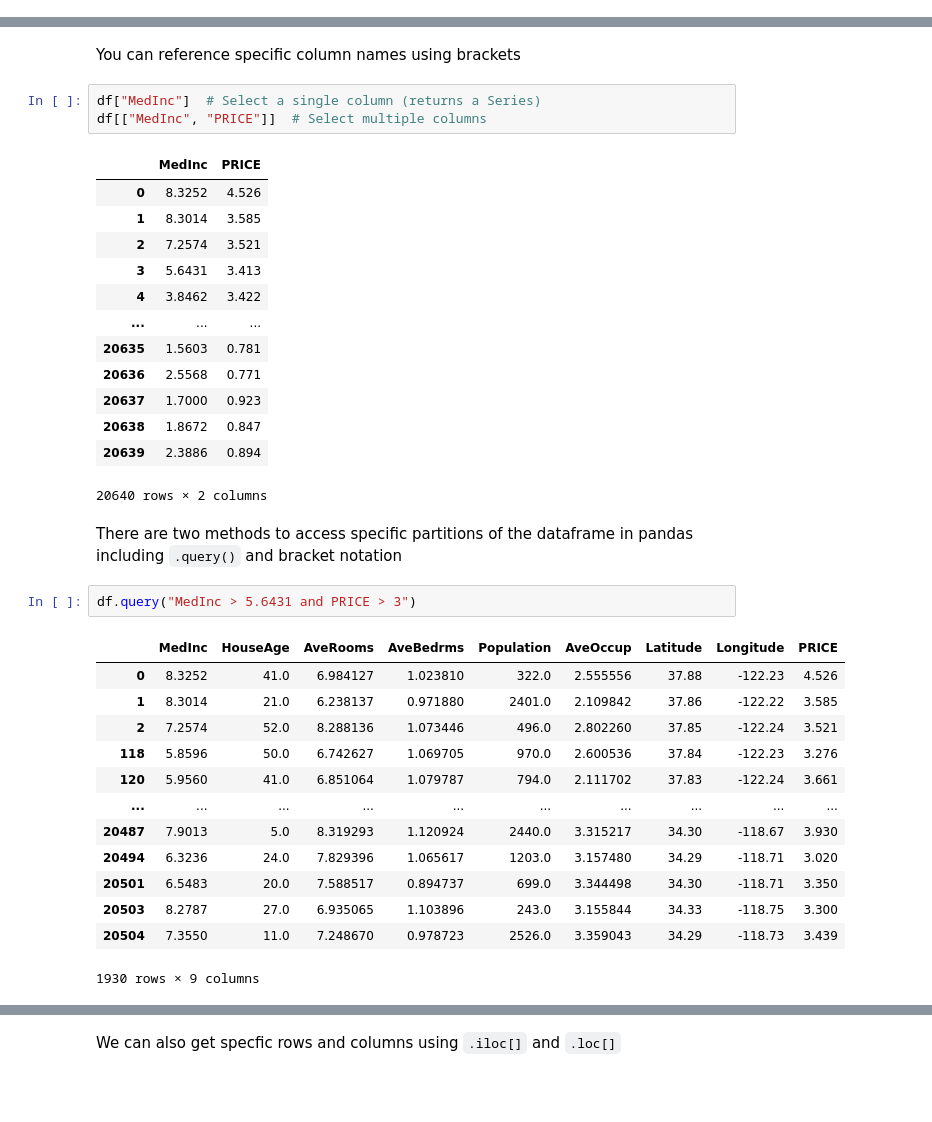
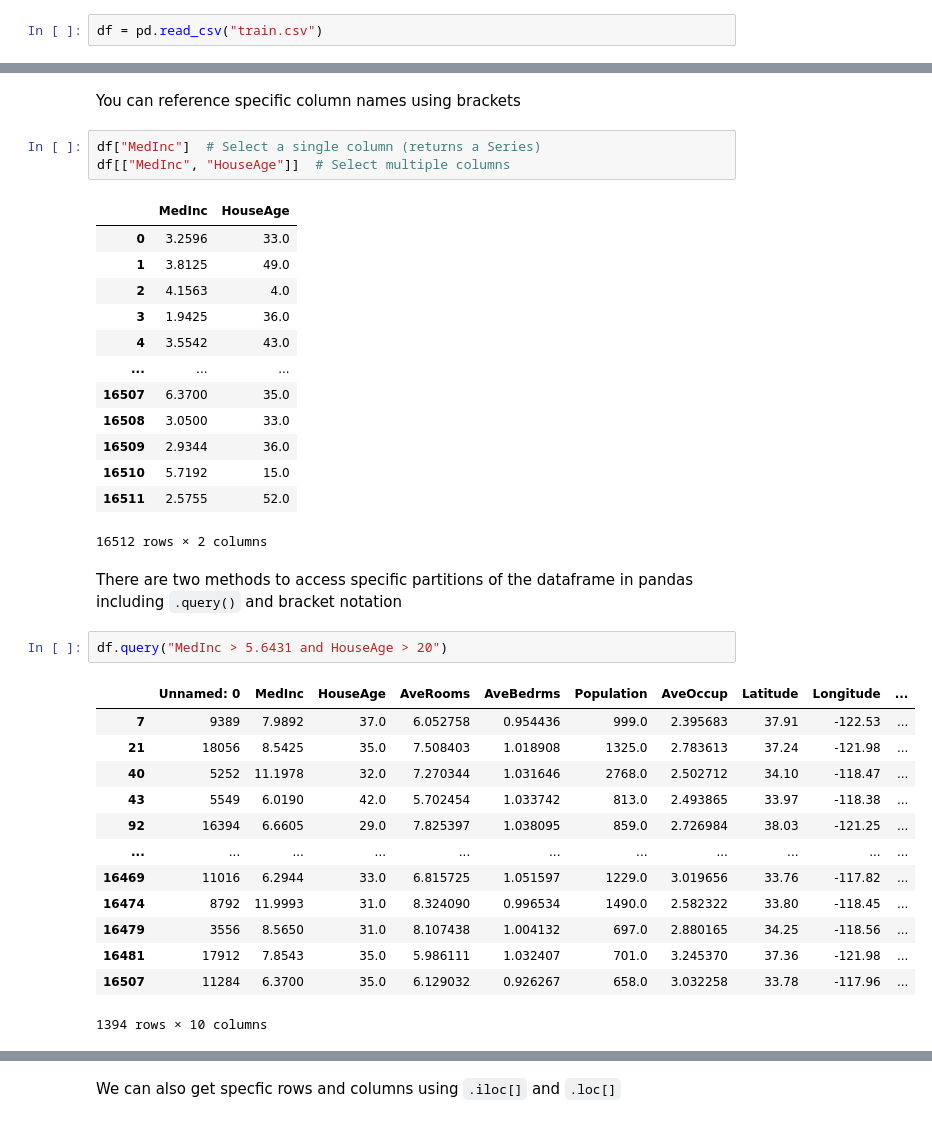
Before and after one commit to rahilisashaik/pdm-intro-to-data, a Jupyter notebook: eda.ipynb, the cells around one changed output, grey strips where cells are left out. Saved outputs shown, nothing was run; the diff lists cells and outputs as text; blank space fills up the shorter version.

```diff
--- a/eda.ipynb
+++ b/eda.ipynb
@@ -186,3 +181,5 @@ df = pd.DataFrame(california.data, columns=california.feature_names)
+# %%
+df = pd.read_csv("train.csv")
 # %% [markdown]
 Use `.head()` to get the first 5 rows of your data frame
 # %%
@@ -224,37 +211,37 @@ Index(['MedInc', 'HouseAge', 'AveRooms', 'AveBedrms', 'Population', 'AveOccup',
 You can reference specific column names using brackets
 # %%
 df["MedInc"]  # Select a single column (returns a Series)
-df[["MedInc", "PRICE"]]  # Select multiple columns
+df[["MedInc", "HouseAge"]]  # Select multiple columns
 # %% [output]
-|  | MedInc | PRICE |
-| 0 | 8.3252 | 4.526 |
-| 1 | 8.3014 | 3.585 |
-| 2 | 7.2574 | 3.521 |
-| 3 | 5.6431 | 3.413 |
-| 4 | 3.8462 | 3.422 |
+|  | MedInc | HouseAge |
+| 0 | 3.2596 | 33.0 |
+| 1 | 3.8125 | 49.0 |
+| 2 | 4.1563 | 4.0 |
+| 3 | 1.9425 | 36.0 |
+| 4 | 3.5542 | 43.0 |
 | ... | ... | ... |
-| 20635 | 1.5603 | 0.781 |
-| 20636 | 2.5568 | 0.771 |
-| 20637 | 1.7000 | 0.923 |
-| 20638 | 1.8672 | 0.847 |
-| 20639 | 2.3886 | 0.894 |
+| 16507 | 6.3700 | 35.0 |
+| 16508 | 3.0500 | 33.0 |
+| 16509 | 2.9344 | 36.0 |
+| 16510 | 5.7192 | 15.0 |
+| 16511 | 2.5755 | 52.0 |
-20640 rows × 2 columns
+16512 rows × 2 columns
 # %% [markdown]
 There are two methods to access specific partitions of the dataframe in pandas including `.query()` and bracket notation
 # %%
-df.query("MedInc > 5.6431 and PRICE > 3")
+df.query("MedInc > 5.6431 and HouseAge > 20")
 # %% [output]
-|  | MedInc | HouseAge | AveRooms | AveBedrms | Population | AveOccup | Latitude | Longitude | PRICE |
-| 0 | 8.3252 | 41.0 | 6.984127 | 1.023810 | 322.0 | 2.555556 | 37.88 | -122.23 | 4.526 |
-| 1 | 8.3014 | 21.0 | 6.238137 | 0.971880 | 2401.0 | 2.109842 | 37.86 | -122.22 | 3.585 |
-| 2 | 7.2574 | 52.0 | 8.288136 | 1.073446 | 496.0 | 2.802260 | 37.85 | -122.24 | 3.521 |
-| 118 | 5.8596 | 50.0 | 6.742627 | 1.069705 | 970.0 | 2.600536 | 37.84 | -122.23 | 3.276 |
-| 120 | 5.9560 | 41.0 | 6.851064 | 1.079787 | 794.0 | 2.111702 | 37.83 | -122.24 | 3.661 |
-| ... | ... | ... | ... | ... | ... | ... | ... | ... | ... |
-| 20487 | 7.9013 | 5.0 | 8.319293 | 1.120924 | 2440.0 | 3.315217 | 34.30 | -118.67 | 3.930 |
-| 20494 | 6.3236 | 24.0 | 7.829396 | 1.065617 | 1203.0 | 3.157480 | 34.29 | -118.71 | 3.020 |
-| 20501 | 6.5483 | 20.0 | 7.588517 | 0.894737 | 699.0 | 3.344498 | 34.30 | -118.71 | 3.350 |
-| 20503 | 8.2787 | 27.0 | 6.935065 | 1.103896 | 243.0 | 3.155844 | 34.33 | -118.75 | 3.300 |
-| 20504 | 7.3550 | 11.0 | 7.248670 | 0.978723 | 2526.0 | 3.359043 | 34.29 | -118.73 | 3.439 |
+|  | Unnamed: 0 | MedInc | HouseAge | AveRooms | AveBedrms | Population | AveOccup | Latitude | Longitude | ... |
+| 7 | 9389 | 7.9892 | 37.0 | 6.052758 | 0.954436 | 999.0 | 2.395683 | 37.91 | -122.53 | ... |
+| 21 | 18056 | 8.5425 | 35.0 | 7.508403 | 1.018908 | 1325.0 | 2.783613 | 37.24 | -121.98 | ... |
+| 40 | 5252 | 11.1978 | 32.0 | 7.270344 | 1.031646 | 2768.0 | 2.502712 | 34.10 | -118.47 | ... |
+| 43 | 5549 | 6.0190 | 42.0 | 5.702454 | 1.033742 | 813.0 | 2.493865 | 33.97 | -118.38 | ... |
+| 92 | 16394 | 6.6605 | 29.0 | 7.825397 | 1.038095 | 859.0 | 2.726984 | 38.03 | -121.25 | ... |
+| ... | ... | ... | ... | ... | ... | ... | ... | ... | ... | ... |
+| 16469 | 11016 | 6.2944 | 33.0 | 6.815725 | 1.051597 | 1229.0 | 3.019656 | 33.76 | -117.82 | ... |
+| 16474 | 8792 | 11.9993 | 31.0 | 8.324090 | 0.996534 | 1490.0 | 2.582322 | 33.80 | -118.45 | ... |
+| 16479 | 3556 | 8.5650 | 31.0 | 8.107438 | 1.004132 | 697.0 | 2.880165 | 34.25 | -118.56 | ... |
+| 16481 | 17912 | 7.8543 | 35.0 | 5.986111 | 1.032407 | 701.0 | 3.245370 | 37.36 | -121.98 | ... |
+| 16507 | 11284 | 6.3700 | 35.0 | 6.129032 | 0.926267 | 658.0 | 3.032258 | 33.78 | -117.96 | ... |
-1930 rows × 9 columns
+1394 rows × 10 columns
 # %%
```
Also changed, not shown: parts of 27 cells of this notebook, 3 other files.
